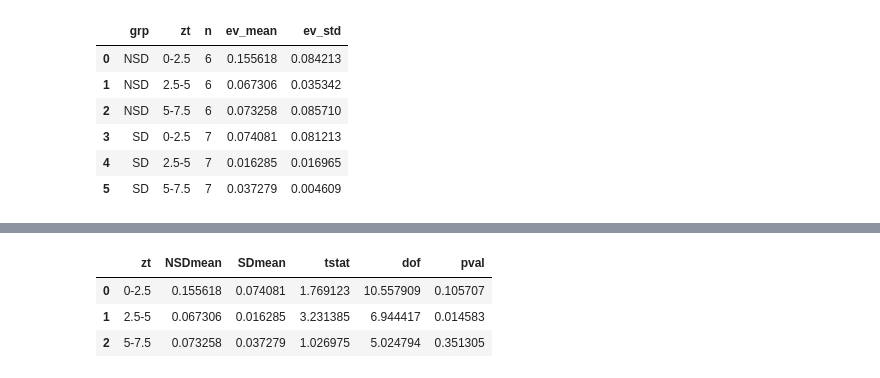
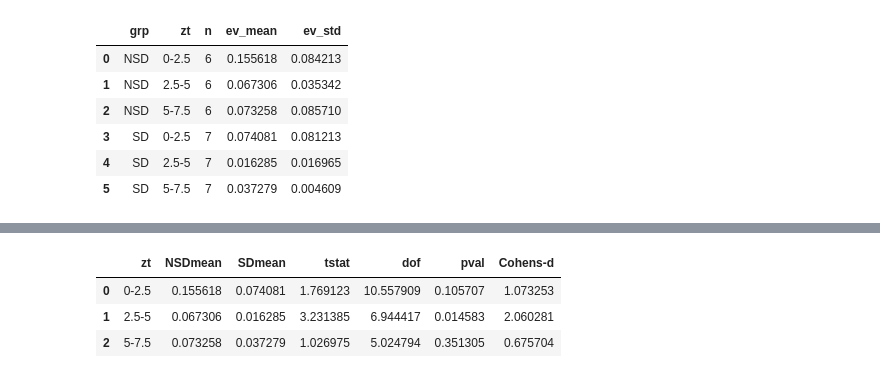
Before and after one commit to nkinsky/Projects_sandbox, a Jupyter notebook: Octopamine_Rolipram/EV_bootstrap_and_power_analysis.ipynb, the cells around one changed output, grey strips where cells are left out. Cells and saved outputs as stored; diff of their text form; code cells hidden in the pictures.

```diff
--- a/Octopamine_Rolipram/EV_bootstrap_and_power_analysis.ipynb
+++ b/Octopamine_Rolipram/EV_bootstrap_and_power_analysis.ipynb
@@ -249,19 +247,33 @@ array([['0-2.5', 0.39736360219613703, 'A11', 'PBS/SAL', 21],
 # %%
+npairs_thresh = 100
 boot_save_append = f"_min{npairs_thresh}pairs"
 # df_comb = np.load(grp_data_dir / "ev_in_chunks.npy", allow_pickle=True).item()[0]
 df_comb = pd.DataFrame(np.load(grp_data_dir / "ev_in_chunks.npy", allow_pickle=True),
-                       columns=["block", "ev_mean", "Animal", "session", "npairs"])
+                       columns=["zt", "ev", "Animal", "grp", "npairs"])
 boot_df = pd.DataFrame(np.load(grp_data_dir / f"ev_in_chunks_bootstrap{boot_save_append}.npy", allow_pickle=True),
                        columns=["zt", "ev", "grp"])
 
-fig, ax = plt.subplots()
+# fig, ax = plt.subplots()
+fig = subjects.SdFig().fig3()
+ax = fig.subplot(fig.gs[:2, 4])
 p1 = Plotter(data=boot_df, x="zt", y="ev", hue="grp", hue_order=["PBS/SAL", "ROL"], ax=ax)
-p1.boxplot_sd2(legend=False)
+p1.boxplot_sd2(legend=True, palette=colors_grp).stat_anot_sd(
+    stat_within=get_bootstrap_prob_paired,
+    stat_across=get_bootstrap_prob,
+    alpha_across=[0.05, 0.01, 0.001],
+    alpha_within=[0.025, 0.005, 0.0005],
+    fontsize=5,
+    pair_names=["PBS/SAL", "ROL"],
+    verbose=True,
+)
 
-df_use = df_comb[df_comb.session != "OCT"]
+df_use = df_comb[df_comb.grp != "OCT"]
 df_use = df_use[df_use.npairs > npairs_thresh]
-sns.stripplot(data=df_use, x="block", y="ev_mean", hue="session", dodge=True,
-              edgecolor="w", linewidth=0.2, ax=ax)
+# sns.stripplot(data=df_use, x="block", y="ev_mean", hue="session", dodge=True,
+#               edgecolor="w", linewidth=0.2, ax=ax)
+p2 = Plotter(data=df_use, x="zt", y="ev", hue="grp", hue_order=["PBS/SAL", "ROL"], ax=ax)
+p2.striplineplot_sd(palette=colors_grp_light, units="Animal")
+# p2.striplineplot_sd()
 
 fig.savefig(plot_save_dir / f"ROL_v_SAL_ev_in_blocks{boot_save_append}.pdf")
 # %% [output]
@@ -275,7 +304,3 @@ fig.savefig(plot_save_dir / f"ROL_v_SAL_ev_in_blocks{boot_save_append}.pdf")
 from statsmodels.stats.weightstats import DescrStatsW
 weighted_mean = lambda df: DescrStatsW(df.ev_mean, weights=df.npairs, ddof=0).mean
 weighted_std = lambda df: DescrStatsW(df.ev_mean, weights=df.npairs, ddof=0).std
-# %%
-ev_sd = np.load("/data3/Octopamine_Rolipram/GroupData/ev_in_chunks_sd.npy", allow_pickle=True).item()
-ev_sd = pd.DataFrame(ev_sd["data"])
-ev_sd.sample(6)
@@ -303,27 +360,34 @@ ev_sd_stats
 # %%
 def get_tstats(df_in, grps = ["NSD", "SD"], zt_list = ["0-2.5", "2.5-5", "5-7.5"]):
     """Handwritten function to get t-stats, checks out with scipy.stats"""
     tstat = []
+    cohen_d = []
     dof = []
     pval = []
     grp0_mean, grp1_mean = [], []
     for zt in zt_list:
         df_use = df_in[df_in.zt == zt]
         df_grp0 = df_use[df_use.grp == grps[0]].reset_index()
         df_grp1 = df_use[df_use.grp == grps[1]].reset_index()
-        tstat.append(((df_grp0.ev_mean - df_grp1.ev_mean) / np.sqrt(df_grp0.ev_std ** 2 / df_grp0.n + df_grp1.ev_std ** 2 / df_grp1.n)).values[0])
+        tstat.append(((df_grp0.ev_mean - df_grp1.ev_mean) /
+                      np.sqrt(df_grp0.ev_std ** 2 / df_grp0.n + df_grp1.ev_std ** 2 / df_grp1.n))
+                     .values[0])
+        cohen_d.append(((df_grp0.ev_mean - df_grp1.ev_mean) /
+                      np.sqrt(((df_grp0.n - 1) * df_grp0.ev_std ** 2 + (df_grp1.n - 1) * df_grp1.ev_std ** 2 ) / (df_grp0.n + df_grp1.n)))
+                      .values[0])
+
         dof.append(((df_grp0.ev_std ** 2 / df_grp0.n + df_grp1.ev_std ** 2 / df_grp1.n) ** 2 /
                    (df_grp0.ev_std ** 4 / (df_grp0.n ** 2) / (df_grp0.n - 1) + df_grp1.ev_std ** 4 / (df_grp1.n ** 2) / (df_grp1.n - 1))).values[0])
         pval.append(2 * (1 - stats.t.cdf(np.abs(tstat[-1]), dof[-1])))
         grp0_mean.append(df_grp0.ev_mean.values[0])
         grp1_mean.append(df_grp1.ev_mean.values[0])
 
     return pd.DataFrame({"zt": zt_list, f"{grps[0]}mean": grp0_mean, f"{grps[1]}mean": grp1_mean,
-                         "tstat": tstat, "dof": dof, "pval": pval})
+                         "tstat": tstat, "dof": dof, "pval": pval, "Cohens-d": cohen_d})
 
 get_tstats(ev_sd_stats)
 # %% [output]
-|  | zt | NSDmean | SDmean | tstat | dof | pval |
-| 0 | 0-2.5 | 0.155618 | 0.074081 | 1.769123 | 10.557909 | 0.105707 |
-| 1 | 2.5-5 | 0.067306 | 0.016285 | 3.231385 | 6.944417 | 0.014583 |
-| 2 | 5-7.5 | 0.073258 | 0.037279 | 1.026975 | 5.024794 | 0.351305 |
+|  | zt | NSDmean | SDmean | tstat | dof | pval | Cohens-d |
+| 0 | 0-2.5 | 0.155618 | 0.074081 | 1.769123 | 10.557909 | 0.105707 | 1.073253 |
+| 1 | 2.5-5 | 0.067306 | 0.016285 | 3.231385 | 6.944417 | 0.014583 | 2.060281 |
+| 2 | 5-7.5 | 0.073258 | 0.037279 | 1.026975 | 5.024794 | 0.351305 | 0.675704 |
```
Also changed, not shown: parts of 17 cells of this notebook.
